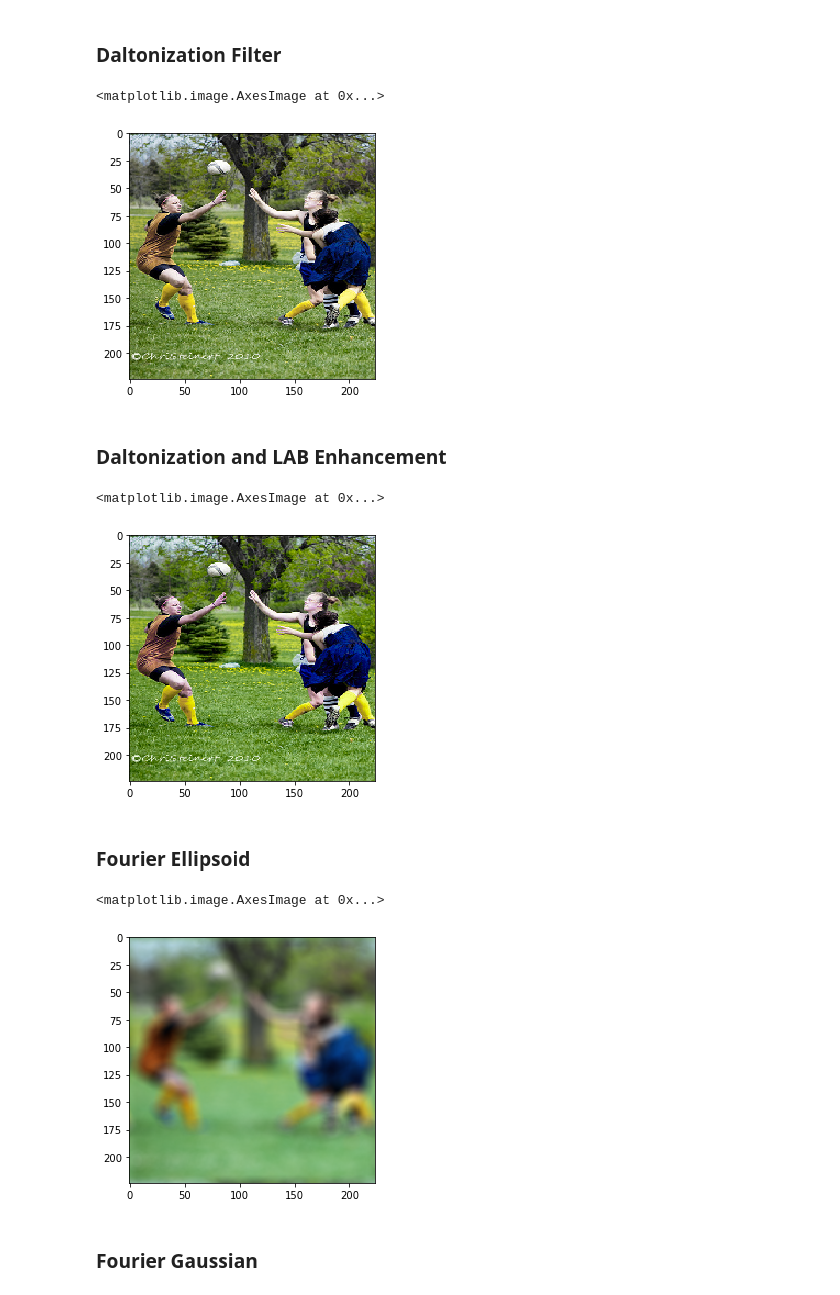
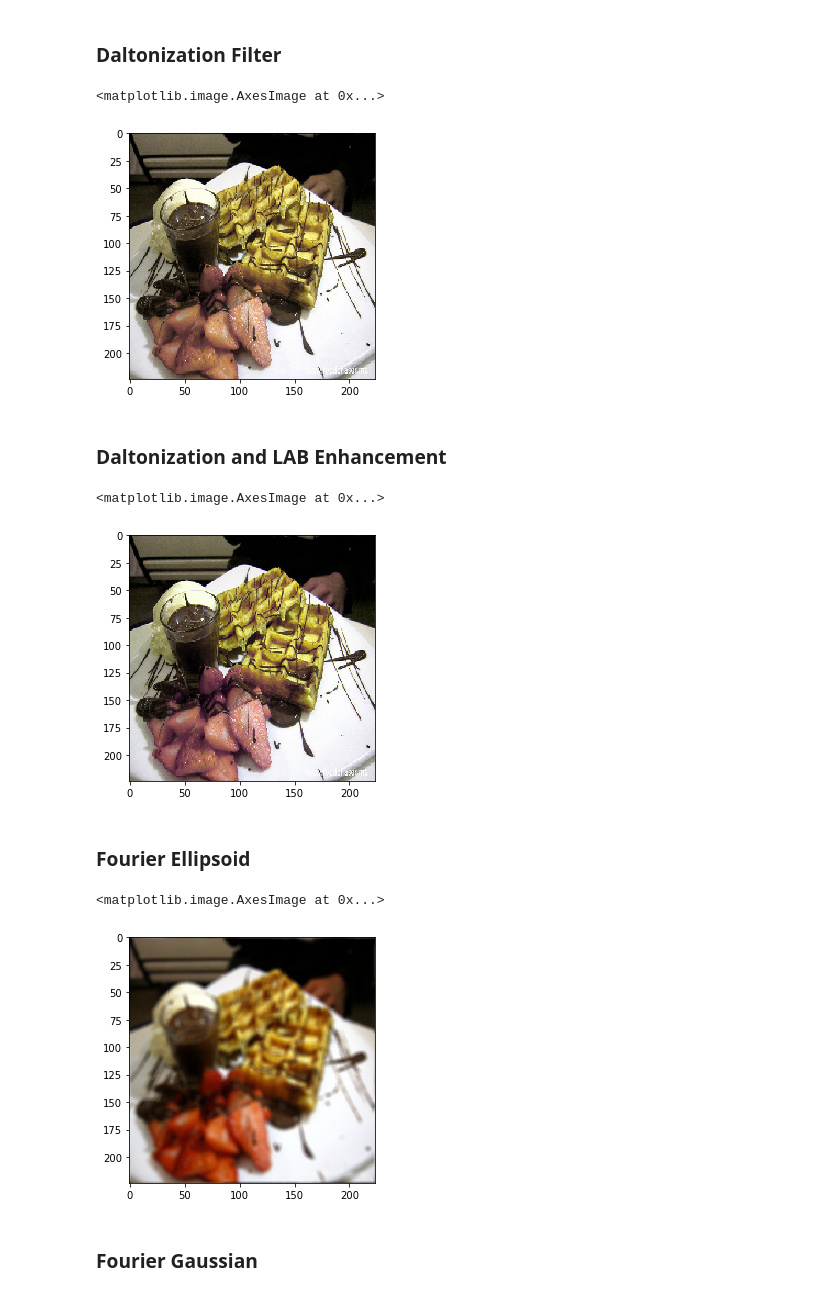
Before and after one commit to theBraindonor/adversarial-filters, a Jupyter notebook: notebook/filter_demos.ipynb, the cells around one changed output. Cells and saved outputs as stored; diff of their text form; code cells hidden in the pictures.

```diff
--- a/notebook/filter_demos.ipynb
+++ b/notebook/filter_demos.ipynb
@@ -31,7 +31,7 @@ from filter import SpeckleNoiseFilter
 from filter import WaveletDenoiseFilter
 # %%
 images = np.load('data/vgg16_100_correct.npy', allow_pickle=True)
-image_index = 11
+image_index = 79
 # %% [markdown]
 ### Original Image
 # %%
@@ -54,7 +54,7 @@ filter = DaltonizationFilter()
 imshow(filter.transform_image(['prot'], images[image_index][0])/255.)
 # %% [output]
 <matplotlib.image.AxesImage at 0x...>
-[figure, old version]
+[figure, new version]
 # %% [markdown]
 ### Daltonization and LAB Enhancement
 # %%
@@ -62,15 +62,15 @@ filter = DaltonizationLabEnchanceFilter()
 imshow(filter.transform_image(['prot'], images[image_index][0])/255.)
 # %% [output]
 <matplotlib.image.AxesImage at 0x...>
-[figure, old version]
+[figure, new version]
 # %% [markdown]
 ### Fourier Ellipsoid
 # %%
 filter = FourierEllipsoidFilter()
-imshow(filter.transform_image([15.411643397294469], images[image_index][0])/255.)
+imshow(filter.transform_image([5.22821402060977], images[image_index][0])/255.)
 # %% [output]
 <matplotlib.image.AxesImage at 0x...>
-[figure, old version]
+[figure, new version]
 # %% [markdown]
 ### Fourier Gaussian
 # %%
```
Also changed, not shown: parts of 10 cells of this notebook, 5 other files.
